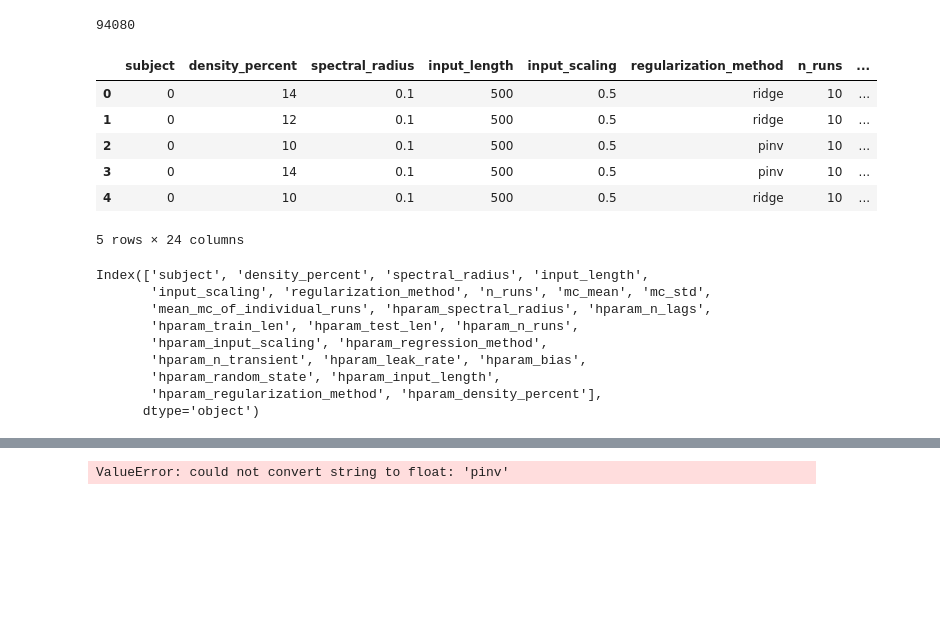
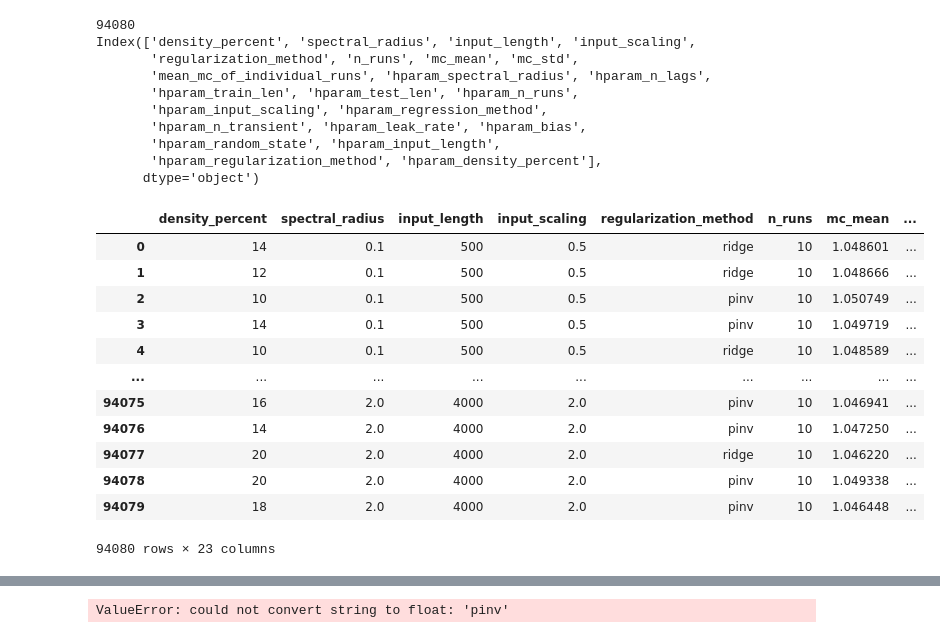
Before and after one commit to ad045/simba, a Jupyter notebook: notebooks/07_esn_results.ipynb, the cells around one changed output, grey strips where cells are left out. Saved outputs shown, nothing was run; the diff lists cells and outputs as text; code cells hidden in the pictures; blank space fills up the shorter version.

```diff
--- a/notebooks/07_esn_results.ipynb
+++ b/notebooks/07_esn_results.ipynb
@@ -1,39 +1,46 @@
 # %%
 import pandas as pd
 import ast
 
 # Load CSV
 df = pd.read_csv("/Users/adrian/Documents/01_projects/14_4D_lab/output/esn/esn_20250831_181229/esn_mc_results_2025-08-31_18-12-29.csv", skipfooter=1, engine="python")
 
 # Parse the `hyper_params` column into a dictionary
 df["hyper_params"] = df["hyper_params"].apply(ast.literal_eval)
 
 # Flatten the dict into separate columns
 hyper_df = pd.json_normalize(df["hyper_params"])
 hyper_df = hyper_df.add_prefix("hparam_")
 df = pd.concat([df.drop(columns=["hyper_params"]), hyper_df], axis=1)
 
 # print(df.head())
 print(len(df))
-df.head()
+# df.head()
+
+df = df.drop(columns=["subject"])
+print(df.keys())
+df
 # %% [output]
 94080
+Index(['density_percent', 'spectral_radius', 'input_length', 'input_scaling',
+       'regularization_method', 'n_runs', 'mc_mean', 'mc_std',
+       'mean_mc_of_individual_runs', 'hparam_spectral_radius', 'hparam_n_lags',
+       'hparam_train_len', 'hparam_test_len', 'hparam_n_runs',
+       'hparam_input_scaling', 'hparam_regression_method',
+       'hparam_n_transient', 'hparam_leak_rate', 'hparam_bias',
+       'hparam_random_state', 'hparam_input_length',
+       'hparam_regularization_method', 'hparam_density_percent'],
+      dtype='object')
-|  | subject | density_percent | spectral_radius | input_length | input_scaling | regularization_method | n_runs | ... |
-| 0 | 0 | 14 | 0.1 | 500 | 0.5 | ridge | 10 | ... |
-| 1 | 0 | 12 | 0.1 | 500 | 0.5 | ridge | 10 | ... |
-| 2 | 0 | 10 | 0.1 | 500 | 0.5 | pinv | 10 | ... |
-| 3 | 0 | 14 | 0.1 | 500 | 0.5 | pinv | 10 | ... |
-| 4 | 0 | 10 | 0.1 | 500 | 0.5 | ridge | 10 | ... |
+|  | density_percent | spectral_radius | input_length | input_scaling | regularization_method | n_runs | mc_mean | ... |
+| 0 | 14 | 0.1 | 500 | 0.5 | ridge | 10 | 1.048601 | ... |
+| 1 | 12 | 0.1 | 500 | 0.5 | ridge | 10 | 1.048666 | ... |
+| 2 | 10 | 0.1 | 500 | 0.5 | pinv | 10 | 1.050749 | ... |
+| 3 | 14 | 0.1 | 500 | 0.5 | pinv | 10 | 1.049719 | ... |
+| 4 | 10 | 0.1 | 500 | 0.5 | ridge | 10 | 1.048589 | ... |
+| ... | ... | ... | ... | ... | ... | ... | ... | ... |
+| 94075 | 16 | 2.0 | 4000 | 2.0 | pinv | 10 | 1.046941 | ... |
+| 94076 | 14 | 2.0 | 4000 | 2.0 | pinv | 10 | 1.047250 | ... |
+| 94077 | 20 | 2.0 | 4000 | 2.0 | ridge | 10 | 1.046220 | ... |
+| 94078 | 20 | 2.0 | 4000 | 2.0 | pinv | 10 | 1.049338 | ... |
+| 94079 | 18 | 2.0 | 4000 | 2.0 | pinv | 10 | 1.046448 | ... |
-5 rows × 24 columns
+94080 rows × 23 columns
-# %%
-print(df.keys())
-# %% [output]
-Index(['subject', 'density_percent', 'spectral_radius', 'input_length',
-       'input_scaling', 'regularization_method', 'n_runs', 'mc_mean', 'mc_std',
-       'mean_mc_of_individual_runs', 'hparam_spectral_radius', 'hparam_n_lags',
-       'hparam_train_len', 'hparam_test_len', 'hparam_n_runs',
-       'hparam_input_scaling', 'hparam_regression_method',
-       'hparam_n_transient', 'hparam_leak_rate', 'hparam_bias',
-       'hparam_random_state', 'hparam_input_length',
-       'hparam_regularization_method', 'hparam_density_percent'],
-      dtype='object')
```
Also changed, not shown: parts of 8 cells of this notebook, 4 other files.
